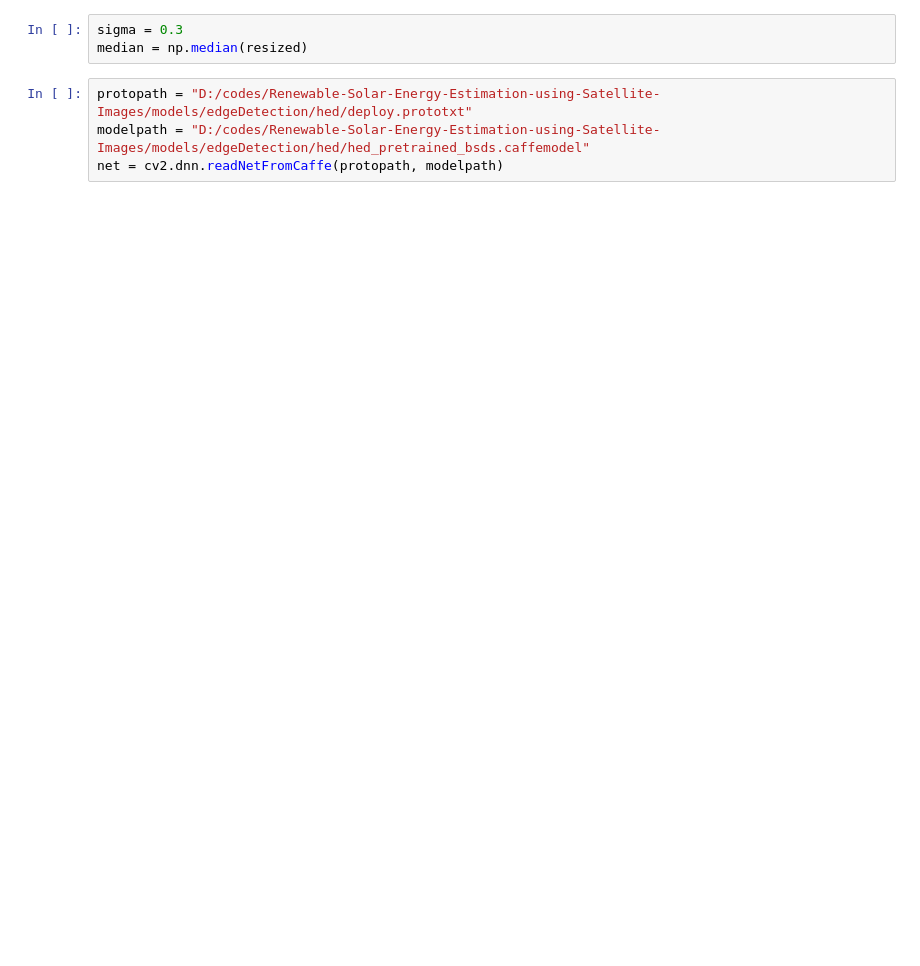
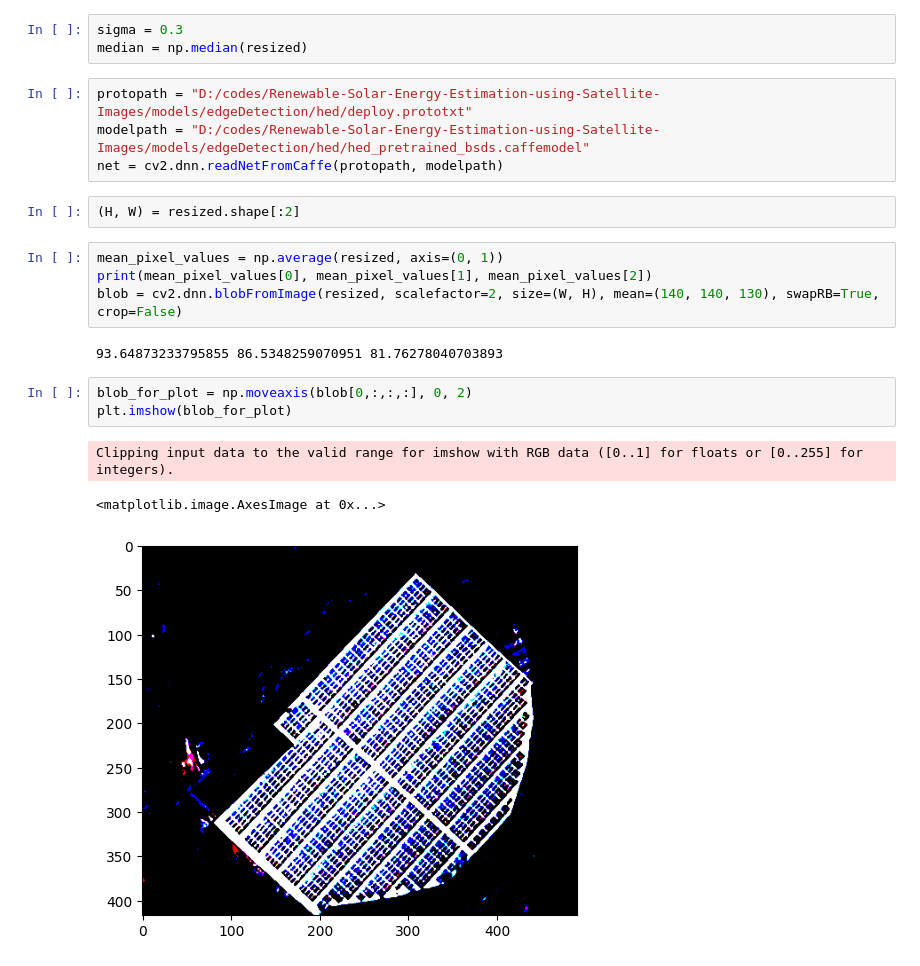
Before and after one commit to VishuKalier2003/Renewable-Solar-Energy-Estimation-using-Satellite-Images, a Jupyter notebook: models/edgeDetection/hed.ipynb, the cells around one changed output. Saved outputs shown, nothing was run; the diff lists cells and outputs as text; blank space fills up the shorter version.

```diff
--- a/models/edgeDetection/hed.ipynb
+++ b/models/edgeDetection/hed.ipynb
@@ -22,3 +21,18 @@ median = np.median(resized)
 protopath = "D:/codes/Renewable-Solar-Energy-Estimation-using-Satellite-Images/models/edgeDetection/hed/deploy.prototxt"
 modelpath = "D:/codes/Renewable-Solar-Energy-Estimation-using-Satellite-Images/models/edgeDetection/hed/hed_pretrained_bsds.caffemodel"
 net = cv2.dnn.readNetFromCaffe(protopath, modelpath)
+# %%
+(H, W) = resized.shape[:2]
+# %%
+mean_pixel_values = np.average(resized, axis=(0, 1))
+print(mean_pixel_values[0], mean_pixel_values[1], mean_pixel_values[2])
+blob = cv2.dnn.blobFromImage(resized, scalefactor=2, size=(W, H), mean=(140, 140, 130), swapRB=True, crop=False)
+# %% [output]
+93.64873233795855 86.5348259070951 81.76278040703893
+# %%
+blob_for_plot = np.moveaxis(blob[0,:,:,:], 0, 2)
+plt.imshow(blob_for_plot)
+# %% [output]
+Clipping input data to the valid range for imshow with RGB data ([0..1] for floats or [0..255] for integers).
+<matplotlib.image.AxesImage at 0x...>
+[figure, added]
```
Also changed, not shown: parts of 2 cells of this notebook.
